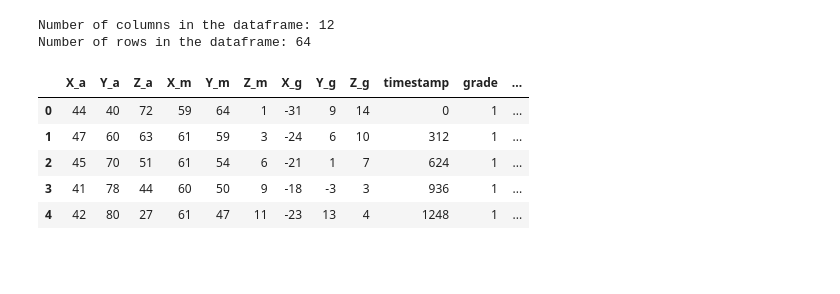
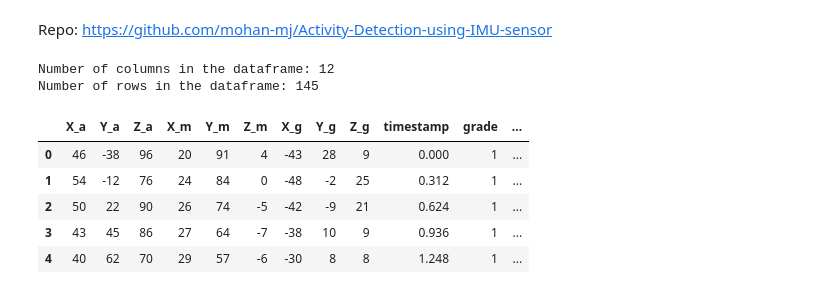
Before and after one commit to ECLAIR-Robotics/fitness-tracker, a Jupyter notebook: model/visualizeData.ipynb, the cells around one changed output. Saved outputs shown, nothing was run; the diff lists cells and outputs as text; code cells hidden in the pictures; blank space fills up the shorter version.

Commit message:
repo links in /model nbs

```diff
--- a/model/visualizeData.ipynb
+++ b/model/visualizeData.ipynb
@@ -1,3 +1,5 @@
+# %% [markdown]
+Repo: https://github.com/mohan-mj/Activity-Detection-using-IMU-sensor
 # %%
 #from __future__ import print_function
 from matplotlib import pyplot as plt
@@ -36,40 +38,41 @@ def read_data(file_path):
     # df.dropna(axis=0, how='any', inplace=True)
 
     return df
 
 def convert_to_float(x):
 
     try:
         return np.float(x)
     except:
         return np.nan
 
 def show_basic_dataframe_info(dataframe):
 
     # Shape and how many rows and columns
     print('Number of columns in the dataframe: %i' % (dataframe.shape[1]))
     print('Number of rows in the dataframe: %i\n' % (dataframe.shape[0]))
 
 # Load data set containing all the data from csv
-df = read_data('sample/data91.csv')
+# CHANGE THIS LINE TO SEE OTHER FILES
+df = read_data('../IMU_data//data9.csv')
 
 # Describe the data
 show_basic_dataframe_info(df)
 df.head()
 
 # print(df['timestamp'][0])
 
 df['timestamp'] = (df['timestamp'] - df['timestamp'][0])/1000
 df.head()
 # %% [output]
 Number of columns in the dataframe: 12
-Number of rows in the dataframe: 64
+Number of rows in the dataframe: 145
 |  | X_a | Y_a | Z_a | X_m | Y_m | Z_m | X_g | Y_g | Z_g | timestamp | grade | ... |
-| 0 | 44 | 40 | 72 | 59 | 64 | 1 | -31 | 9 | 14 | 0 | 1 | ... |
-| 1 | 47 | 60 | 63 | 61 | 59 | 3 | -24 | 6 | 10 | 312 | 1 | ... |
-| 2 | 45 | 70 | 51 | 61 | 54 | 6 | -21 | 1 | 7 | 624 | 1 | ... |
-| 3 | 41 | 78 | 44 | 60 | 50 | 9 | -18 | -3 | 3 | 936 | 1 | ... |
-| 4 | 42 | 80 | 27 | 61 | 47 | 11 | -23 | 13 | 4 | 1248 | 1 | ... |
+| 0 | 46 | -38 | 96 | 20 | 91 | 4 | -43 | 28 | 9 | 0.000 | 1 | ... |
+| 1 | 54 | -12 | 76 | 24 | 84 | 0 | -48 | -2 | 25 | 0.312 | 1 | ... |
+| 2 | 50 | 22 | 90 | 26 | 74 | -5 | -42 | -9 | 21 | 0.624 | 1 | ... |
+| 3 | 43 | 45 | 86 | 27 | 64 | -7 | -38 | 10 | 9 | 0.936 | 1 | ... |
+| 4 | 40 | 62 | 70 | 29 | 57 | -6 | -30 | 8 | 8 | 1.248 | 1 | ... |
 # %%
 def plot_activity(activity, data):
     fig, (ax0, ax1, ax2, ax3, ax4, ax5, ax6, ax7, ax8) = plt.subplots(nrows=9,
```
Also changed, not shown: parts of 1 cell of this notebook, 2 other files.
